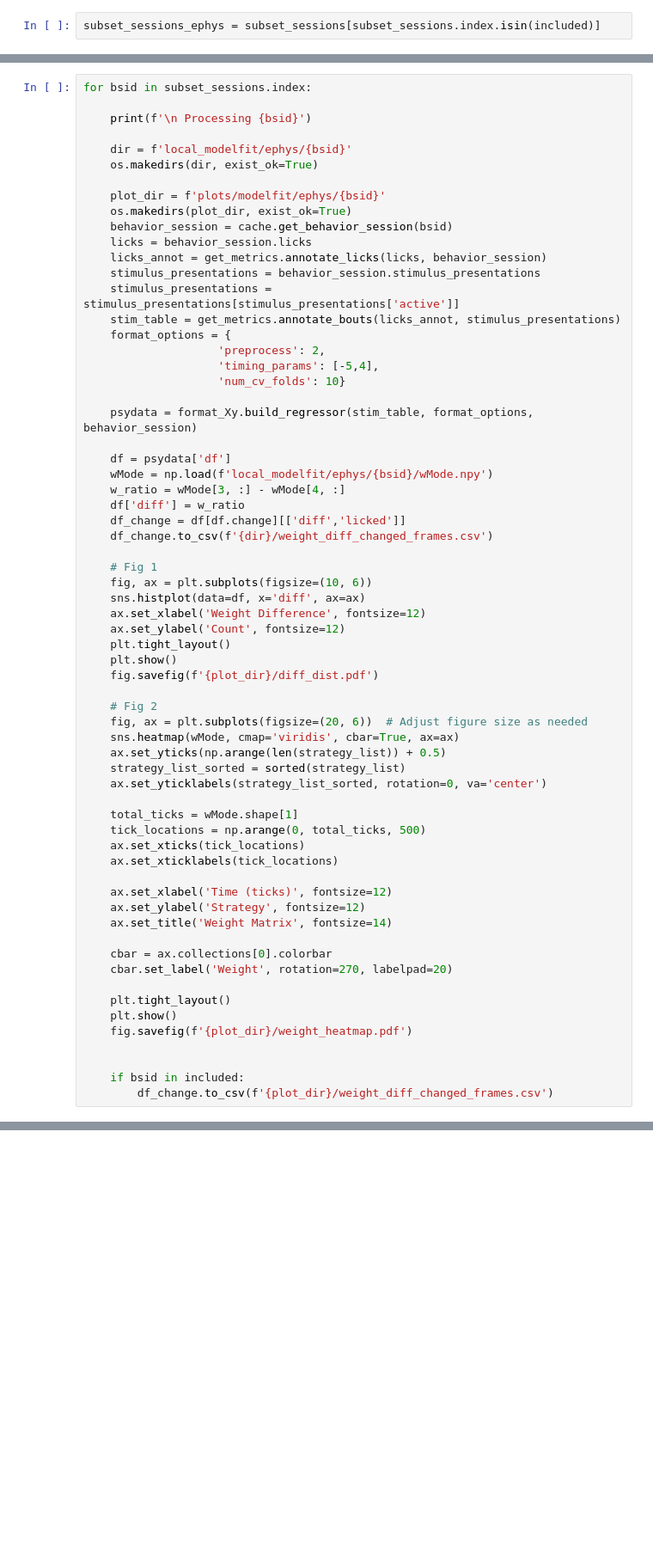
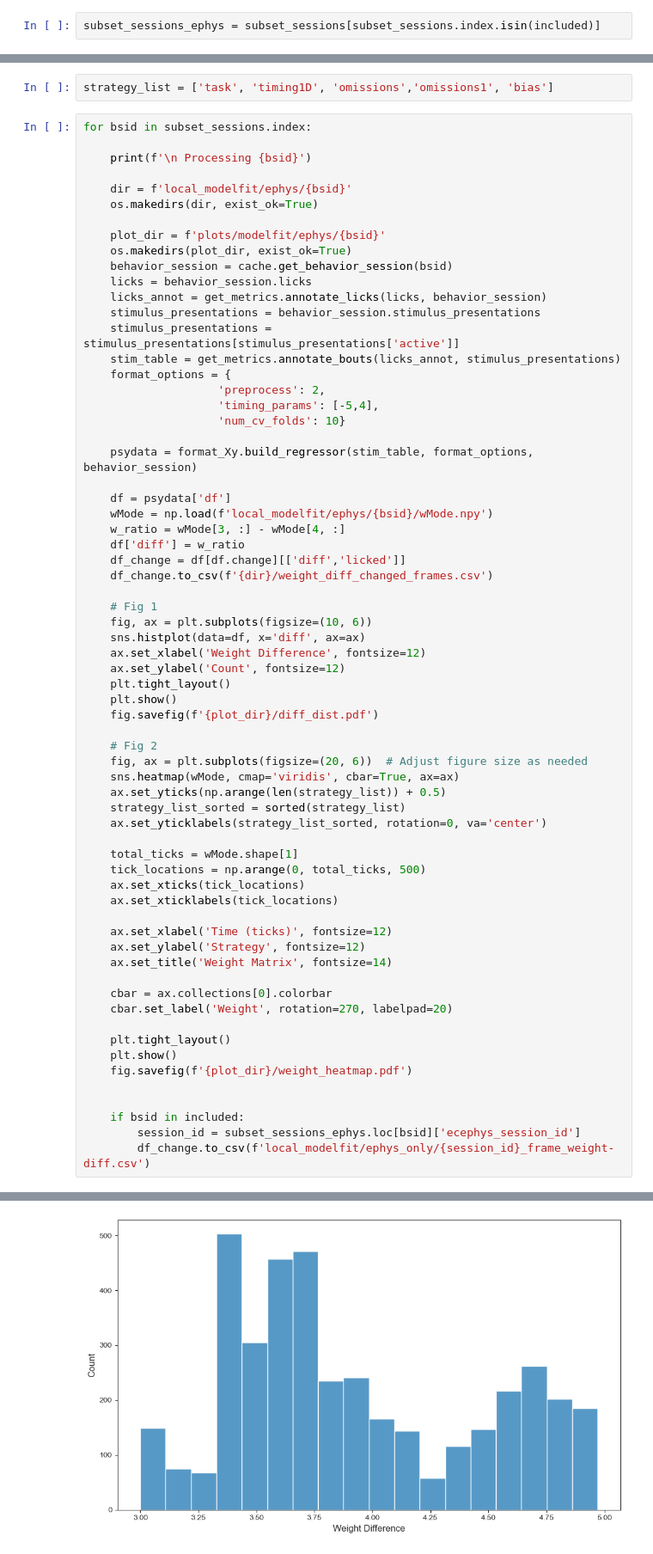
Before and after one commit to cici-xingyu-zheng/swdb_2024_strategy, a Jupyter notebook: test_output_weight_difference.ipynb, the cells around one changed output, grey strips where cells are left out. Shown at 86% size. Cells and saved outputs as stored; diff of their text form; blank space fills up the shorter version.

```diff
--- a/test_output_weight_difference.ipynb
+++ b/test_output_weight_difference.ipynb
@@ -30,3 +55,5 @@ len(subset_sessions)
+# %%
+strategy_list = ['task', 'timing1D', 'omissions','omissions1', 'bias']
 # %%
 for bsid in subset_sessions.index:
 
@@ -91,4 +118,6 @@ for bsid in subset_sessions.index:
 
 
     if bsid in included:
-        df_change.to_csv(f'{plot_dir}/weight_diff_changed_frames.csv')
+        session_id = subset_sessions_ephys.loc[bsid]['ecephys_session_id']
+        df_change.to_csv(f'local_modelfit/ephys_only/{session_id}_frame_weight-diff.csv')
+# %% [output]
@@ -94,0 +125 @@ for bsid in subset_sessions.index:
+[figure, added]
```
Also changed, not shown: parts of 5 cells of this notebook, 4 other files.
